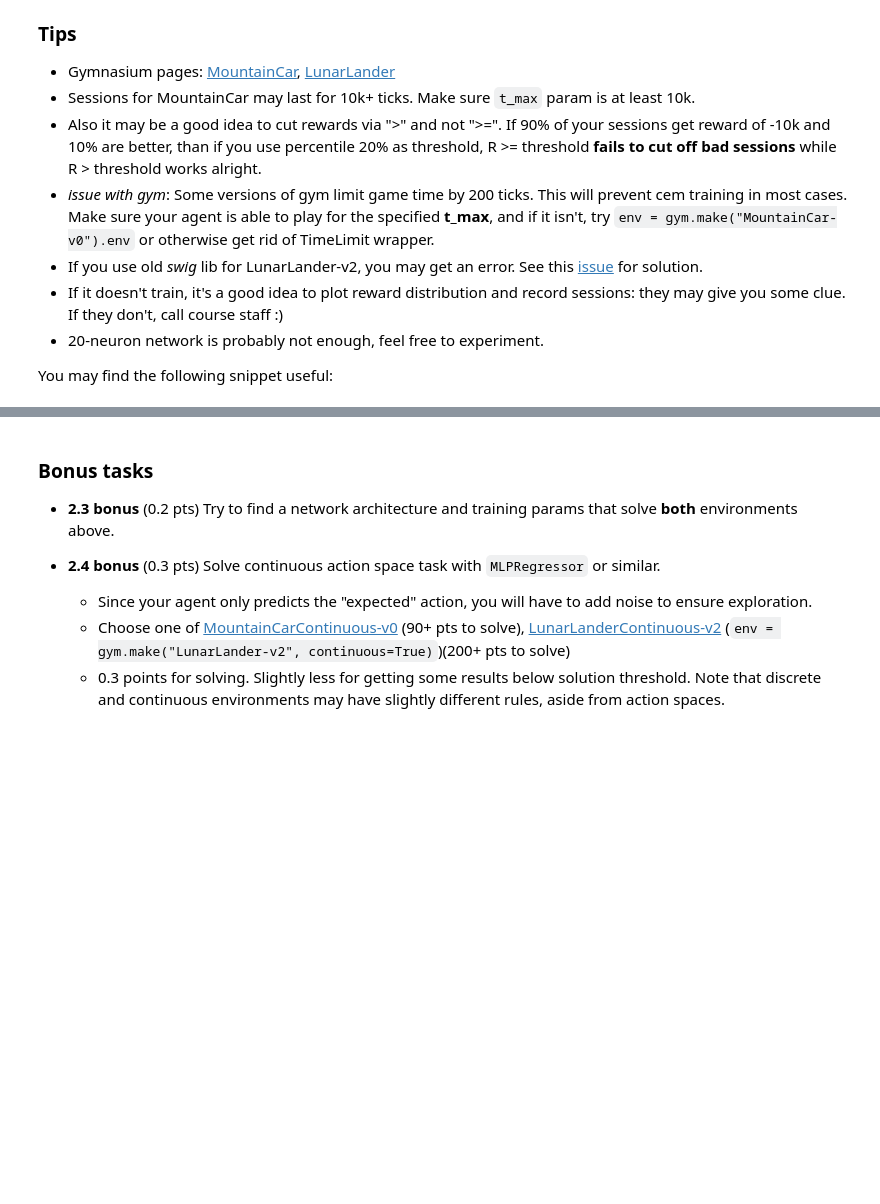
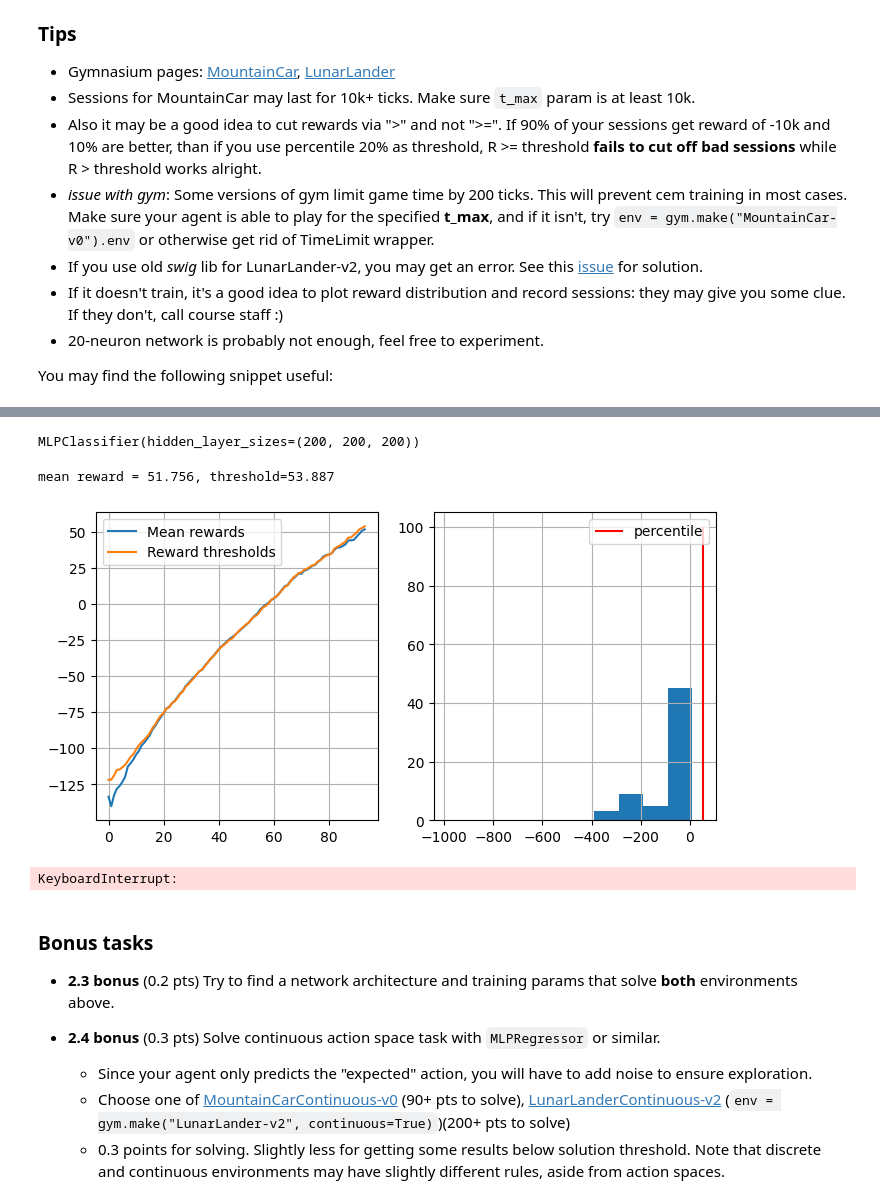
Before and after one commit to FuadBabaev/Advanced_RL, a Jupyter notebook: deep_crossentropy_method.ipynb, the cells around one changed output, grey strips where cells are left out. Drawn from its saved outputs; the diff is of its cells as text; code cells hidden in the pictures; blank space fills up the shorter version.

```diff
--- a/deep_crossentropy_method.ipynb
+++ b/deep_crossentropy_method.ipynb
@@ -603,3 +600,53 @@ with gym.make("MountainCar-v0", render_mode="rgb_arrary").env as env:
+# %%
+from sklearn.neural_network import MLPClassifier
+
+agent = MLPClassifier(
+    hidden_layer_sizes=(200, 200, 200),
+    activation="relu",
+)
+
+agent.partial_fit([env.reset()[0]] * n_actions, range(n_actions), range(n_actions))
+# %% [output]
+MLPClassifier(hidden_layer_sizes=(200, 200, 200))
+# %%
+n_sessions = 200
+percentile = 50
+log = []
+
+sessions_prev = []
+
+for i in range(200):
+    # Generate new sessions (in parallel)
+    sessions = Parallel(n_jobs=20)(delayed(generate_session)(env, agent) for _ in range(n_sessions))
+    sessions_all = []
+    sessions_all.extend(sessions)
+
+    # Extend with sessions from previous iterations stored in sessions_prev
+    for past_sessions in sessions_prev:
+        sessions_all.extend(past_sessions)
+
+    states_batch = []
+    actions_batch = []
+    rewards_batch = []
+    for session in sessions_all:
+        states, actions, reward = session
+        states_batch.append(states)
+        actions_batch.append(actions)
+        rewards_batch.append(reward)
+
+    elite_states, elite_actions = select_elites(states_batch, actions_batch, rewards_batch, percentile)
+    agent.partial_fit(elite_states, elite_actions, classes=np.arange(n_actions))
+
+    show_progress(rewards_batch, log, percentile)
+    sessions_prev.append(sessions)
+
+    # Keep only the last 5 iters
+    if len(sessions_prev) > 5:
+        sessions_prev = sessions_prev[-5:]
+# %% [output]
+mean reward = 51.756, threshold=53.887
+[figure, added]
+KeyboardInterrupt:
 # %% [markdown]
 ### Bonus tasks
 
```
Also changed, not shown: parts of 4 cells of this notebook.
